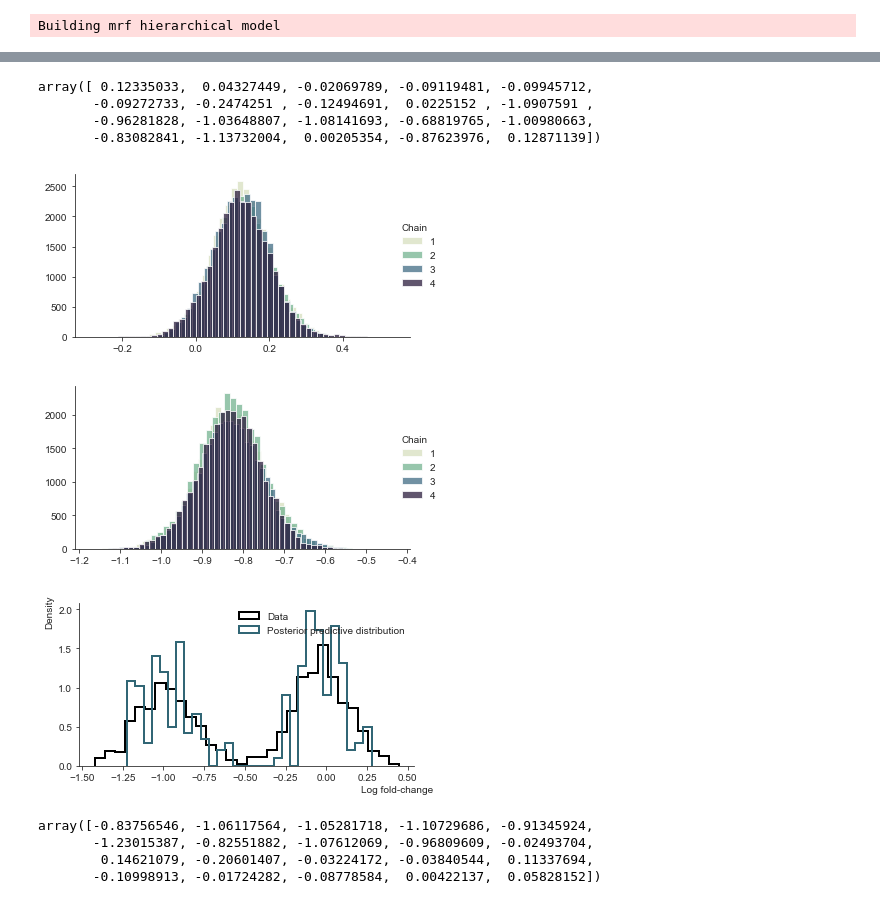
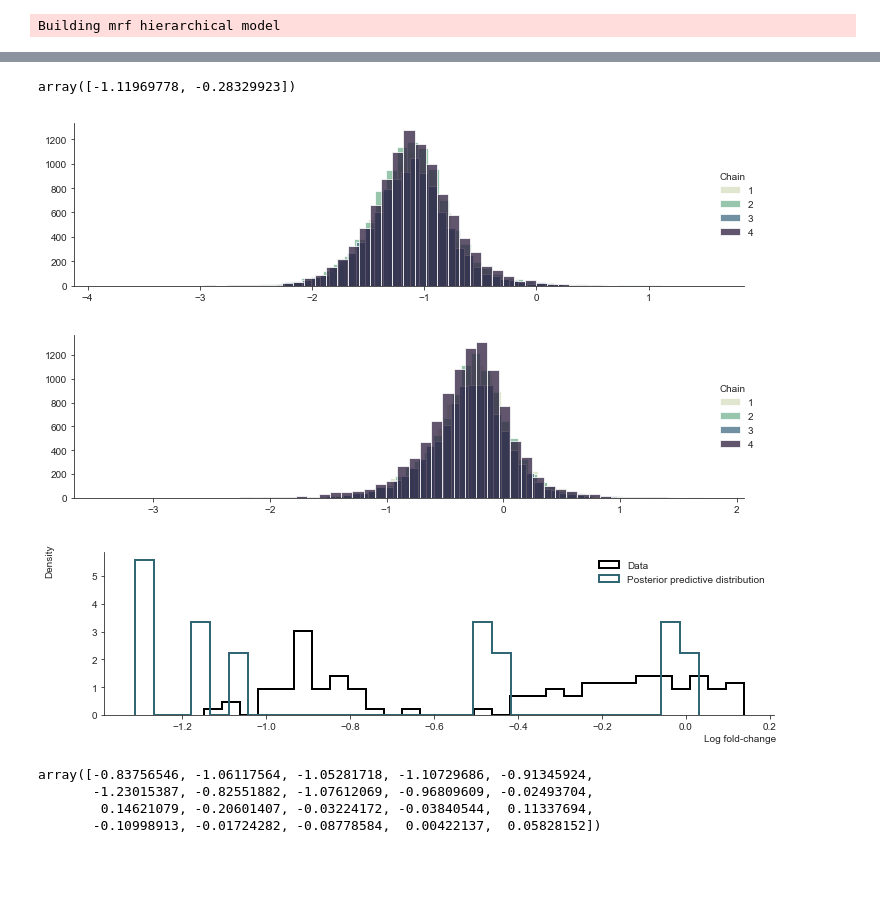
Before and after one commit to cbg-ethz/shm, a Jupyter notebook: analysis/04-plot_traces.ipynb, the cells around one changed output, grey strips where cells are left out. Drawn from its saved outputs; the diff is of its cells as text; code cells hidden in the pictures; blank space fills up the shorter version.

Commit message:
Update model

```diff
--- a/analysis/04-plot_traces.ipynb
+++ b/analysis/04-plot_traces.ipynb
@@ -223,6 +209,7 @@ np.mean((readout["readout"].values - np.mean(ppc_trace['x'], 0))**2)
 ## MRF model
 # %%
 trace_dir = "../../../results/mrf_model_trace"
+trace_dir = "../../../results/test-mrf_model_trace"
 with HLM(readout, model="mrf", graph=G) as model:
     trace = pm.load_trace(trace_dir, model = model.model)
     ppc_trace = pm.sample_posterior_predictive(trace, 10000, model.model)
@@ -238,22 +222,19 @@ array([-0.83756546, -1.06117564, -1.05281718, -1.10729686, -0.91345924,
 # %%
 numpy.mean(trace['gamma'], 0)
 # %% [output]
-array([ 0.12335033,  0.04327449, -0.02069789, -0.09119481, -0.09945712,
-       -0.09272733, -0.2474251 , -0.12494691,  0.0225152 , -1.0907591 ,
-       -0.96281828, -1.03648807, -1.08141693, -0.68819765, -1.00980663,
-       -0.83082841, -1.13732004,  0.00205354, -0.87623976,  0.12871139])
+array([-1.11969778, -0.28329923])
 # %%
 sp.plot_hist(trace, "gamma", 0, "");
 # %% [output]
-[figure, old version]
+[figure, new version]
 # %%
-sp.plot_hist(trace, "gamma", 15, "");
+sp.plot_hist(trace, "gamma", 1, "");
 # %% [output]
-[figure, old version]
+[figure, new version]
 # %%
 sp.plot_steps(readout, ppc_trace, bins=30);
 # %% [output]
-[figure, old version]
+[figure, new version]
 # %%
 data['gamma']
 # %% [output]
```
Also changed, not shown: parts of 5 cells of this notebook, 4 other files.
